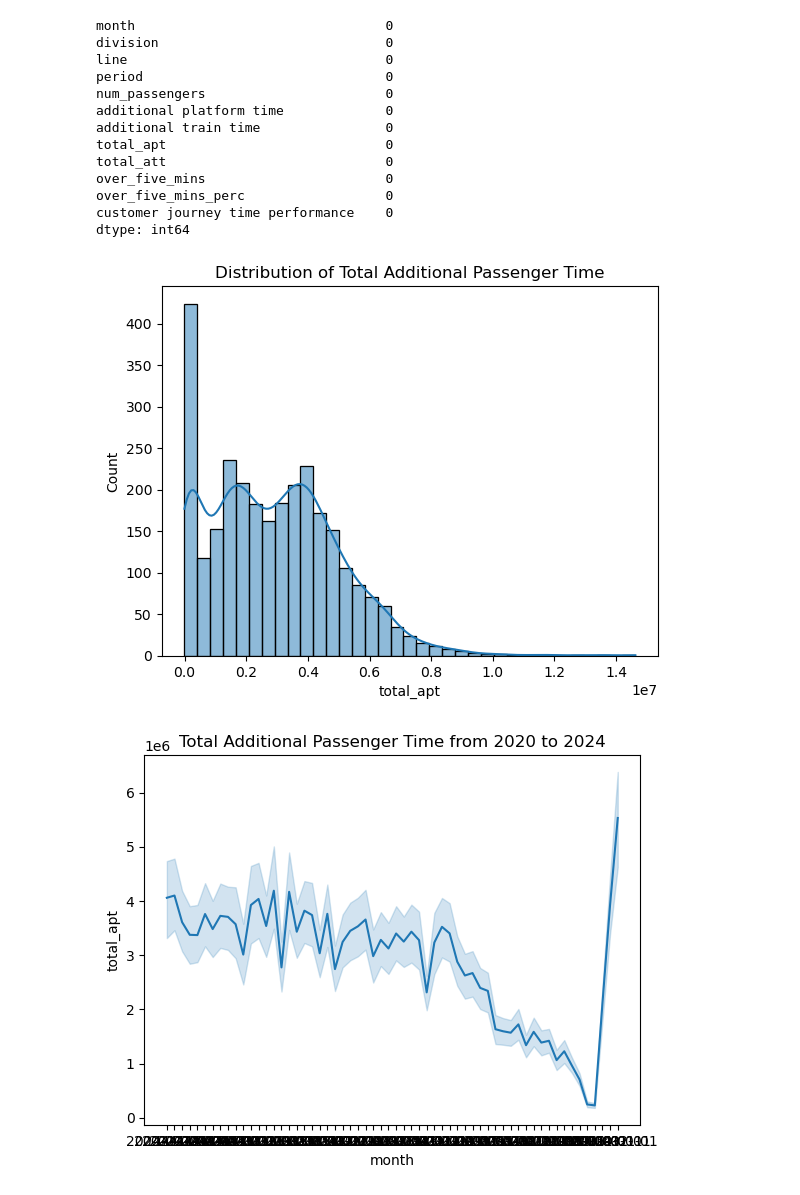
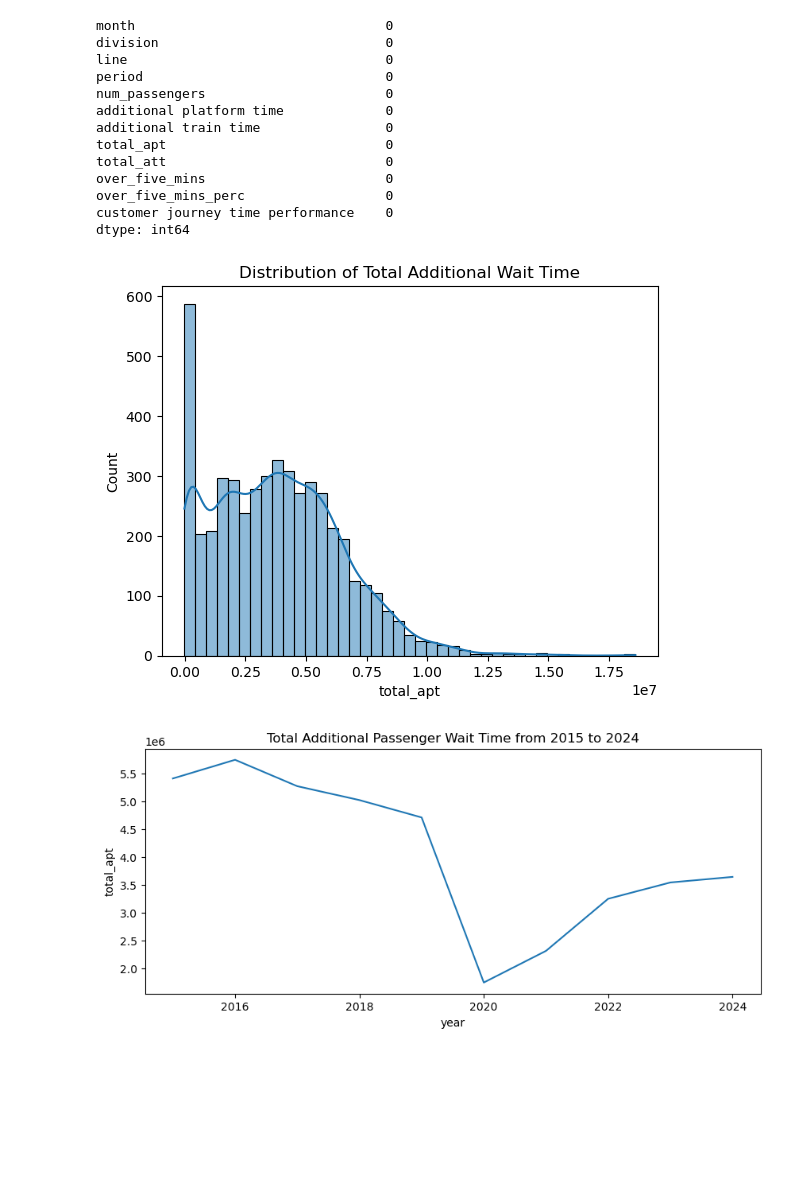
Before and after one commit to tali0n-git/MTA-subway-analysis, a Jupyter notebook: mina-notebook.ipynb, the cells around one changed output. Saved outputs shown, nothing was run; the diff lists cells and outputs as text; code cells hidden in the pictures; blank space fills up the shorter version.

Commit message:
added new plots, merged data set for easier analysis

```diff
--- a/mina-notebook.ipynb
+++ b/mina-notebook.ipynb
@@ -7,7 +11,9 @@ import seaborn as sns
 import matplotlib.pyplot as plt
 # %%
 # import the data
-mta = pd.read_csv("./data/MTA_Subway_Customer_Metrics_2020-2024.csv")
+mta1 = pd.read_csv("./data/MTA_Subway_Customer_Metrics_2020-2024.csv")
+mta2 = pd.read_csv("./data/MTA_Subway_Customer_Metrics__2015-2019.csv")
+mta = pd.concat([mta1, mta2])
 # %%
 # view the first lines of data
 mta.head(10)
@@ -79,15 +85,24 @@ dtype: int64
 # %%
 # Distribution of train arrival wait times
 sns.histplot(mta['total_apt'], kde=True)
-plt.title('Distribution of Total Additional Passenger Time')
+plt.title('Distribution of Total Additional Wait Time')
 plt.show()
 # %% [output]
-[figure, old version]
+[figure, new version]
+# %%
+# change the month column to datetime type for easier grouping
+mta['month'] = pd.to_datetime(mta['month'])
+# %%
+# create a new column to hold just the year
+mta['year'] = mta['month'].dt.year
 # %%
-# Train arrival wait times over the months
-sns.lineplot(data=mta, x="month", y="total_apt")
-plt.title("Total Additional Passenger Time from 2020 to 2024")
+# Train arrival wait times over the months (in minutes)
+plt.figure(figsize=(10, 4))
+mta_monthly = mta.groupby('year').mean(numeric_only=True).reset_index()
+
+sns.lineplot(data=mta_monthly, x="year", y="total_apt")
+plt.title("Total Additional Passenger Wait Time from 2015 to 2024")
 plt.show()
 # %% [output]
-[figure, old version]
+[figure, new version]
 # %%
```
Also changed, not shown: parts of 5 cells of this notebook.
